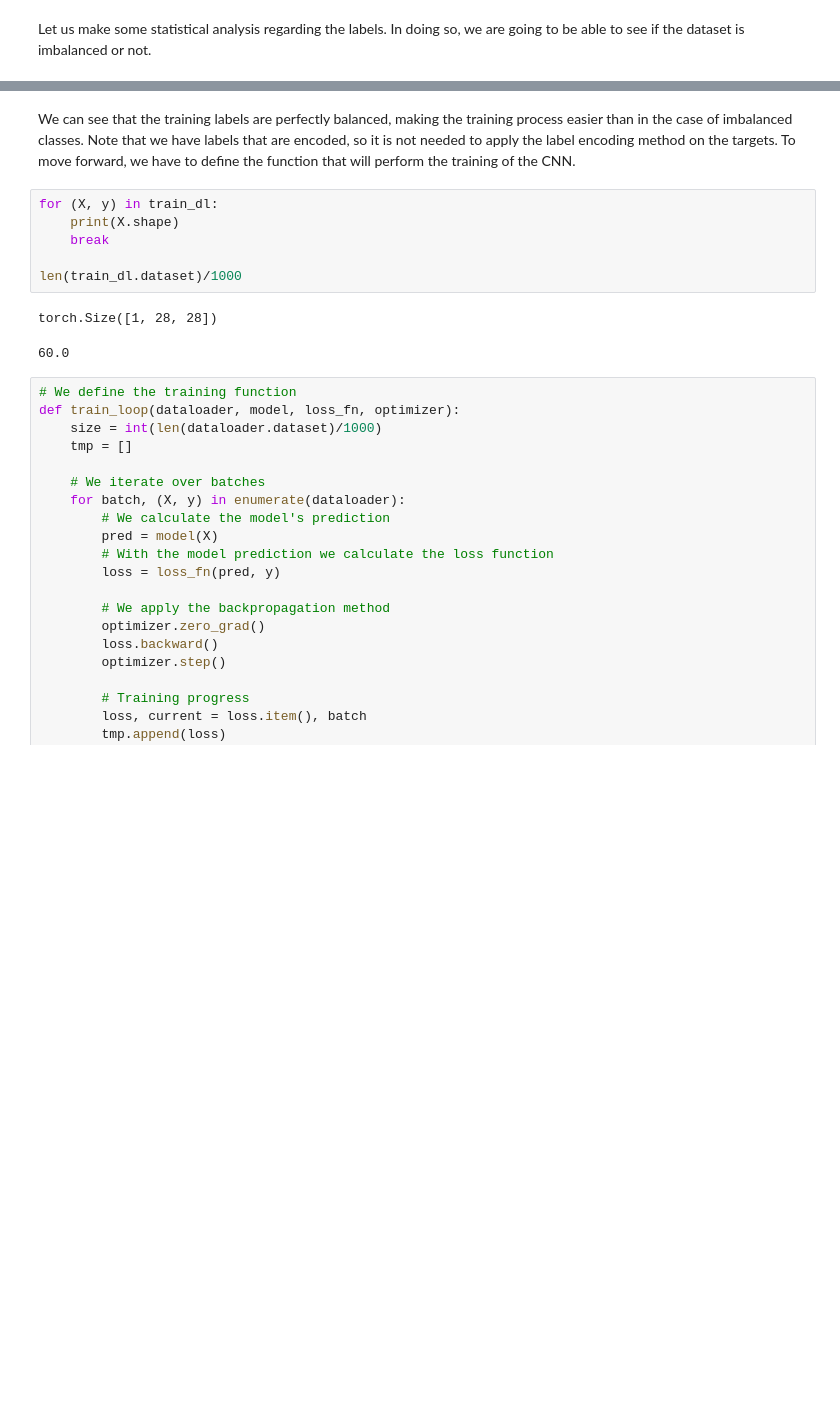
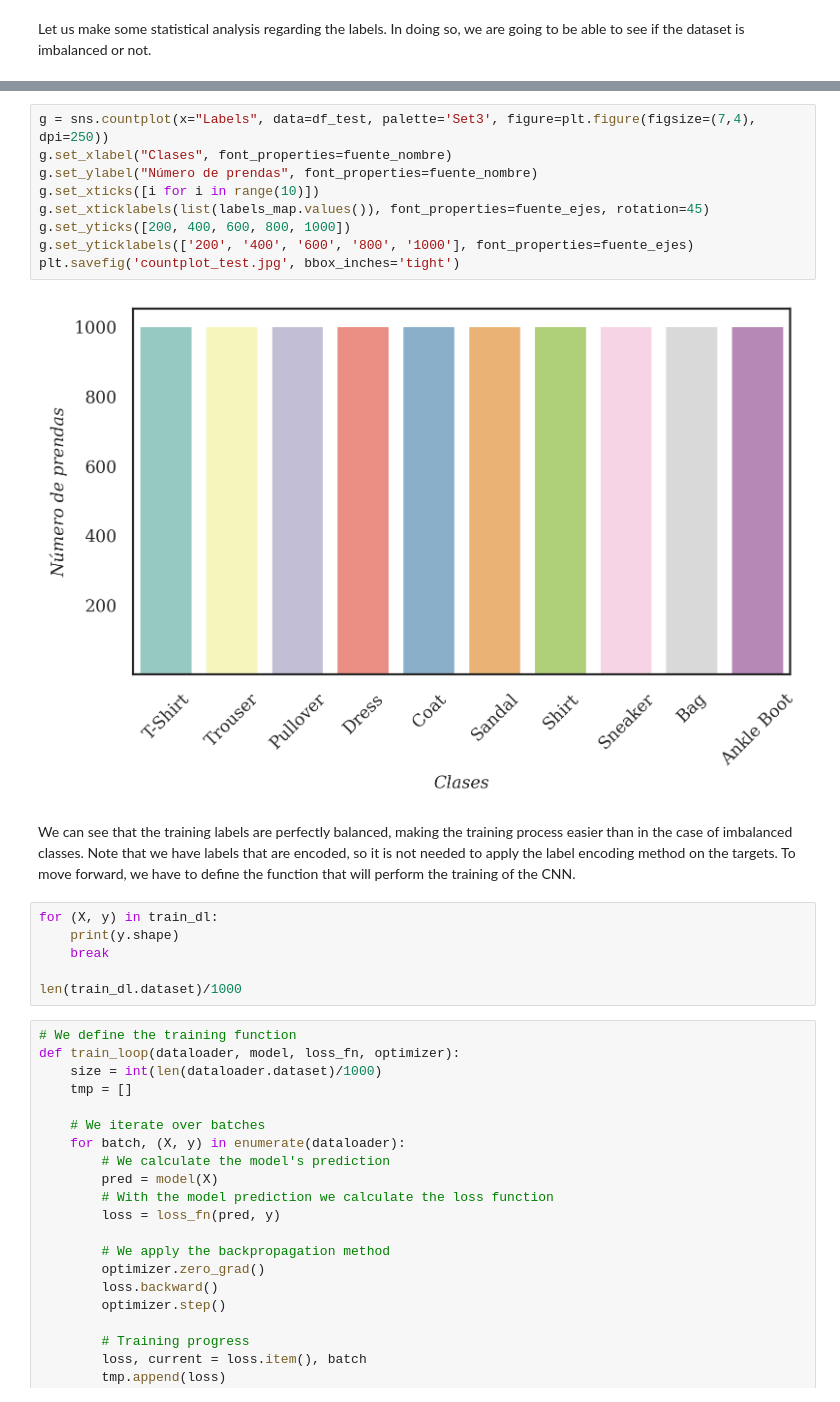
Before and after one commit to Santiq22/data_science_projects, a Jupyter notebook: Deep Convolutional Classificator Fashion MNIST/Classificator.ipynb, the cells around one changed output, grey strips where cells are left out. Saved outputs shown, nothing was run; the diff lists cells and outputs as text; blank space fills up the shorter version.

```diff
--- a/Deep Convolutional Classificator Fashion MNIST/Classificator.ipynb
+++ b/Deep Convolutional Classificator Fashion MNIST/Classificator.ipynb
@@ -244,14 +262,22 @@ dtype: int64
+# %%
+g = sns.countplot(x="Labels", data=df_test, palette='Set3', figure=plt.figure(figsize=(7,4), dpi=250))
+g.set_xlabel("Clases", font_properties=fuente_nombre)
+g.set_ylabel("Número de prendas", font_properties=fuente_nombre)
+g.set_xticks([i for i in range(10)])
+g.set_xticklabels(list(labels_map.values()), font_properties=fuente_ejes, rotation=45)
+g.set_yticks([200, 400, 600, 800, 1000])
+g.set_yticklabels(['200', '400', '600', '800', '1000'], font_properties=fuente_ejes)
+plt.savefig('countplot_test.jpg', bbox_inches='tight')
+# %% [output]
+[figure, added]
 # %% [markdown]
 We can see that the training labels are perfectly balanced, making the training process easier than in the case of imbalanced classes. Note that we have labels that are encoded, so it is not needed to apply the label encoding method on the targets. To move forward, we have to define the function that will perform the training of the CNN.
 # %%
 for (X, y) in train_dl:
-    print(X.shape)
+    print(y.shape)
     break
 
 len(train_dl.dataset)/1000
-# %% [output]
-torch.Size([1, 28, 28])
-60.0
 # %%
 # We define the training function
 def train_loop(dataloader, model, loss_fn, optimizer):
```
Also changed, not shown: parts of 19 cells of this notebook, 11 other files.
